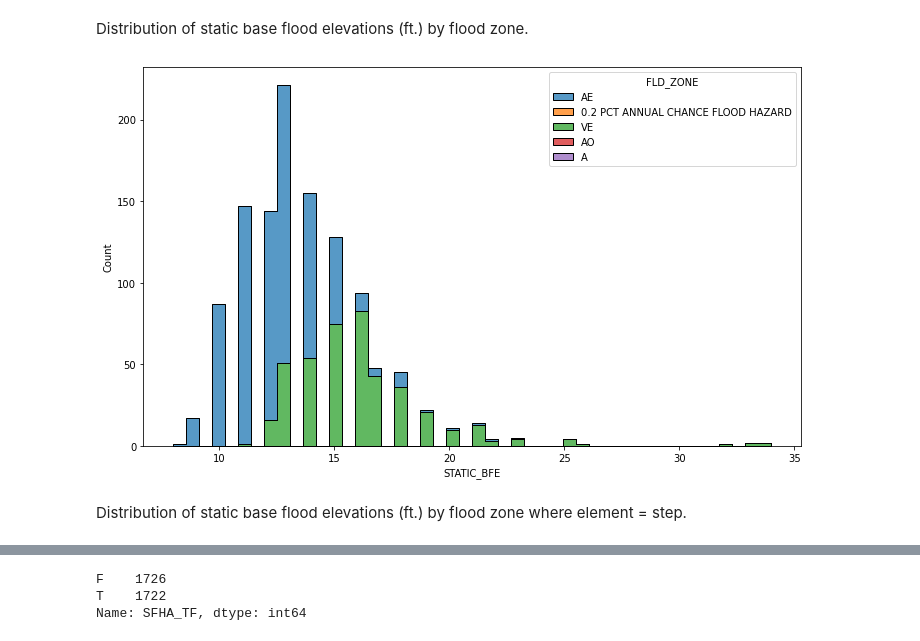
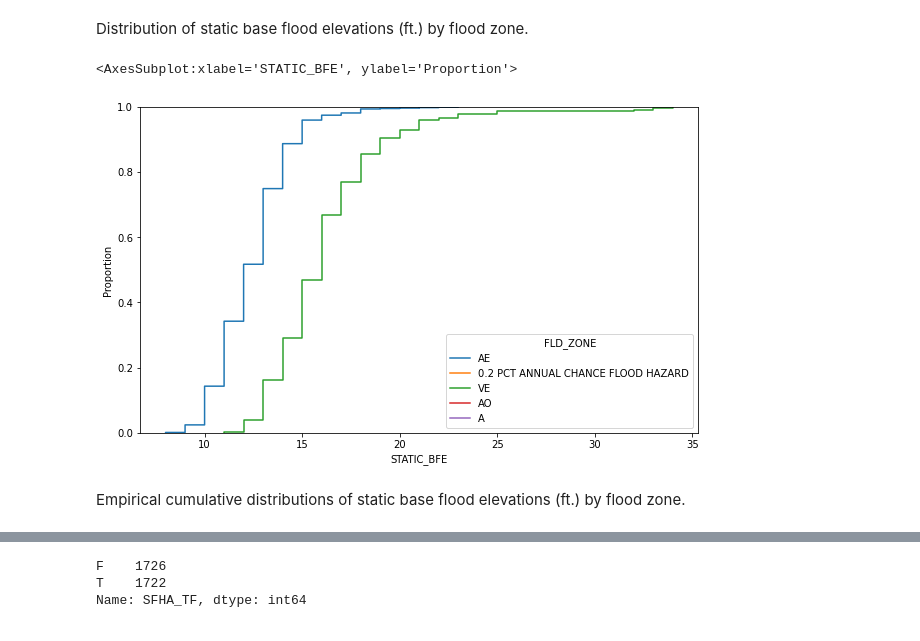
Before and after one commit to mebauer/nyc-floodzone-analysis, a Jupyter notebook: floodzone-pfirm-analysis.ipynb, the cells around one changed output, grey strips where cells are left out. Drawn from its saved outputs; the diff is of its cells as text; code cells hidden in the pictures.

```diff
--- a/floodzone-pfirm-analysis.ipynb
+++ b/floodzone-pfirm-analysis.ipynb
@@ -1024,16 +1022,13 @@ Distribution of static base flood elevations (ft.) by flood zone.
 # %%
 fig, ax = plt.subplots(figsize=(10, 6))
 
-sns.histplot(pfirm_df,
-             x='STATIC_BFE',
-             hue='FLD_ZONE',
-             multiple="stack",
-             element='step')
-
-plt.tight_layout()
+sns.ecdfplot(data=pfirm_df,
+             x="STATIC_BFE",
+             hue="FLD_ZONE")
 # %% [output]
+<AxesSubplot:xlabel='STATIC_BFE', ylabel='Proportion'>
-[figure, old version]
+[figure, new version]
 # %% [markdown]
-Distribution of static base flood elevations (ft.) by flood zone where element = step.
+Empirical cumulative distributions of static base flood elevations (ft.) by flood zone.
 # %%
 # plotting static base flood elevations distribution by flood zone per plot
```
Also changed, not shown: parts of 30 cells of this notebook, 7 other files.
